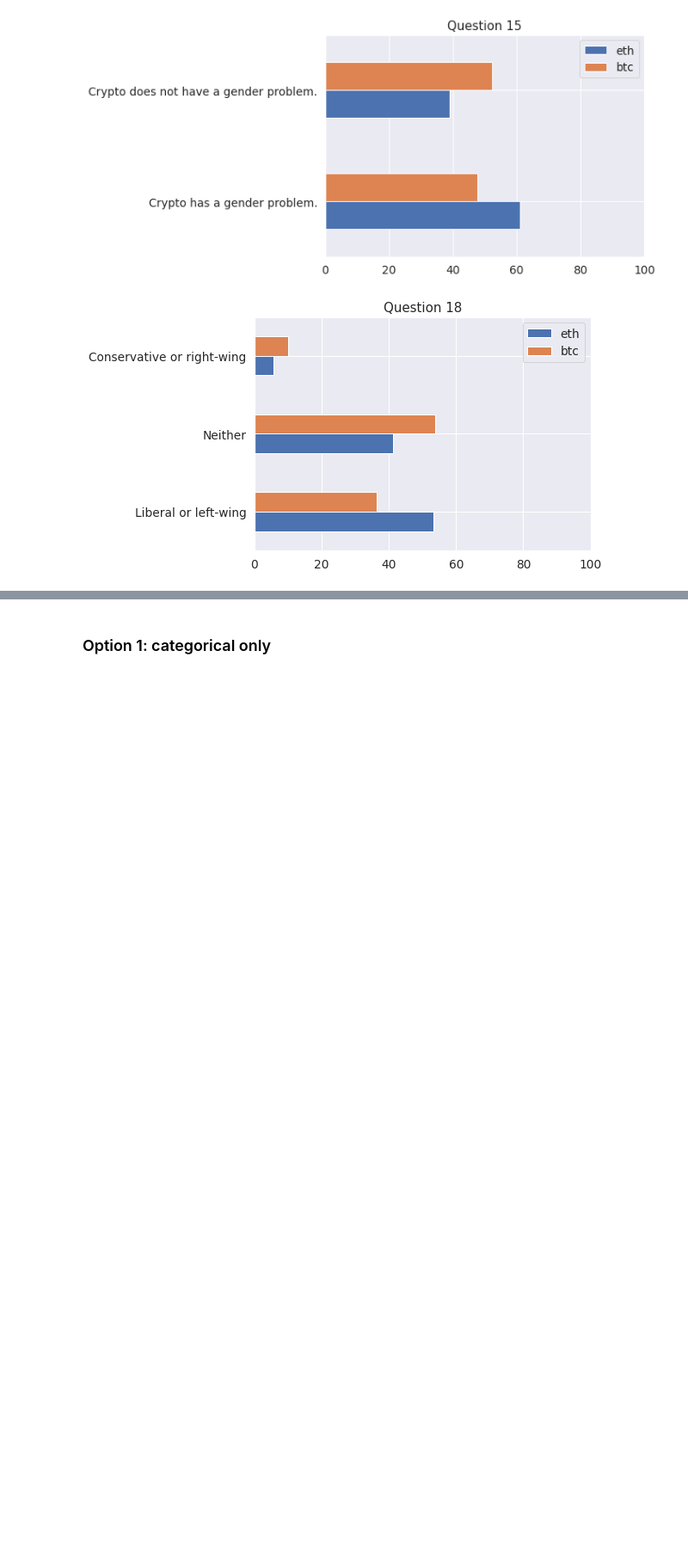
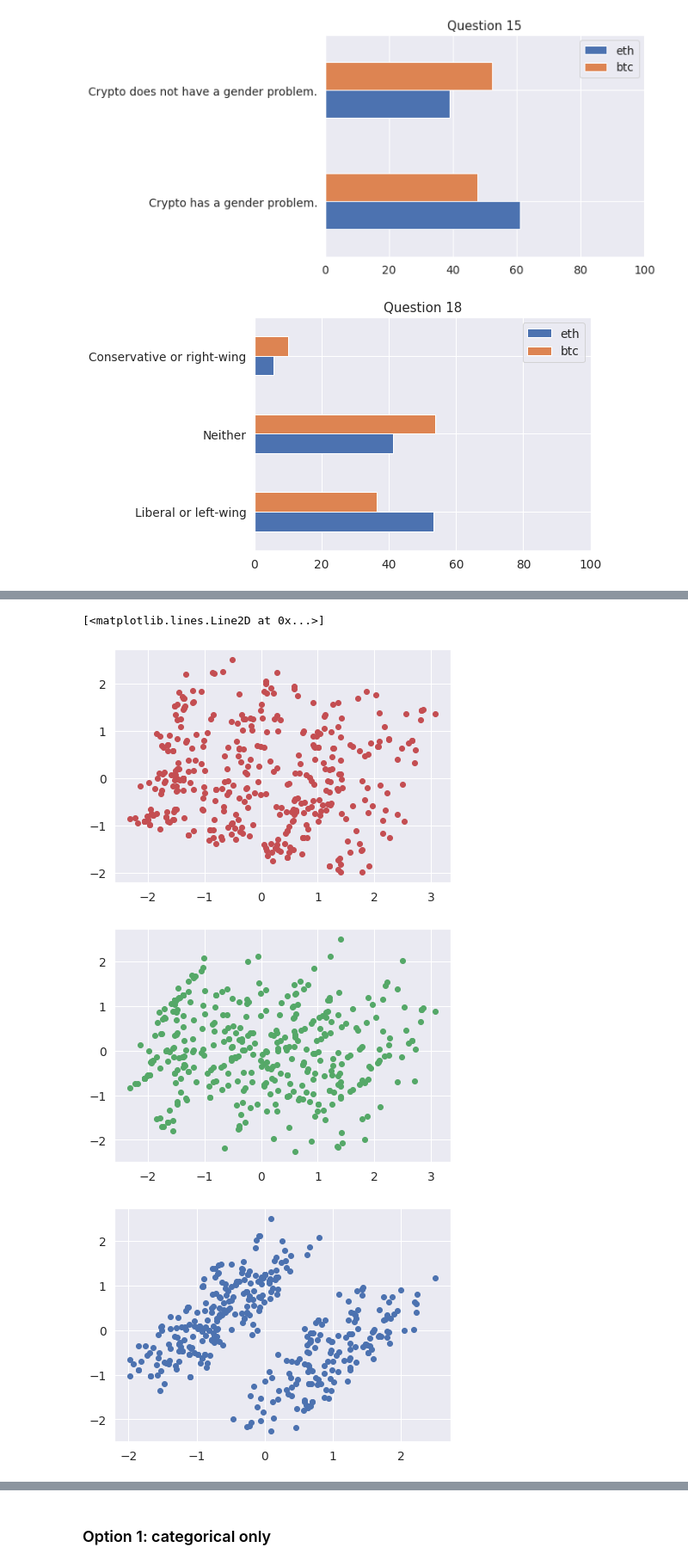
Before and after one commit to notchia/metagov, a Jupyter notebook: cryptopolitics_survey_analysis.ipynb, the cells around one changed output, grey strips where cells are left out. Shown at 86% size. Drawn from its saved outputs; the diff is of its cells as text; code cells hidden in the pictures; blank space fills up the shorter version.

```diff
--- a/cryptopolitics_survey_analysis.ipynb
+++ b/cryptopolitics_survey_analysis.ipynb
@@ -296,0 +392,12 @@ Two options for this:
+# %%
+plt.figure()
+plt.plot(X_new[:,0], X_new[:,1], 'ro', linewidth=0)
+plt.figure()
+plt.plot(X_new[:,0], X_new[:,2], 'go', linewidth=0)
+plt.figure()
+plt.plot(X_new[:,1], X_new[:,2], 'bo', linewidth=0)
+# %% [output]
+[<matplotlib.lines.Line2D at 0x...>]
+[figure, added]
+[figure, added]
+[figure, added]
```
Also changed, not shown: parts of 29 cells of this notebook.
